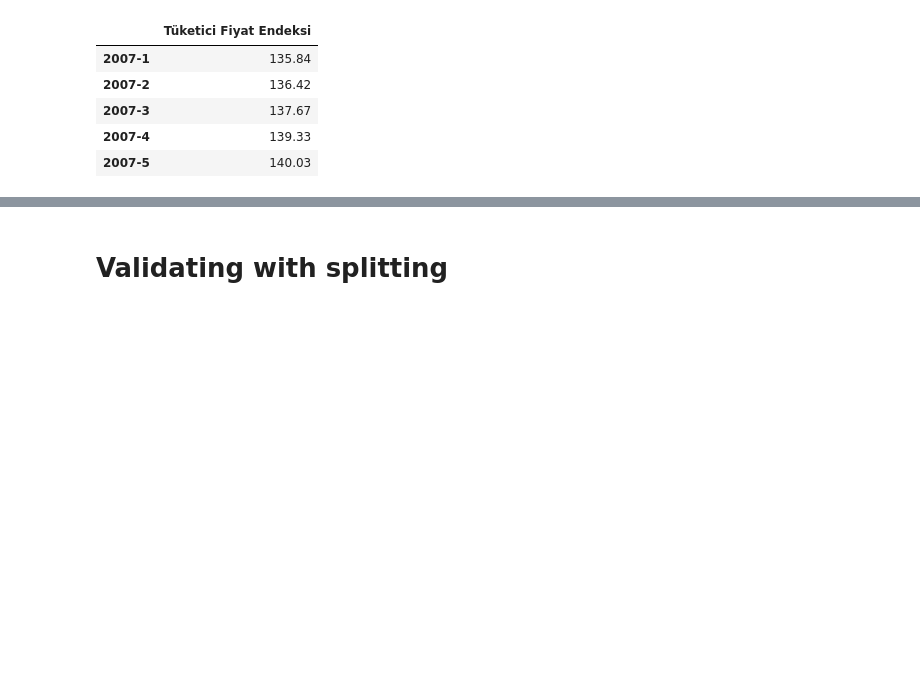
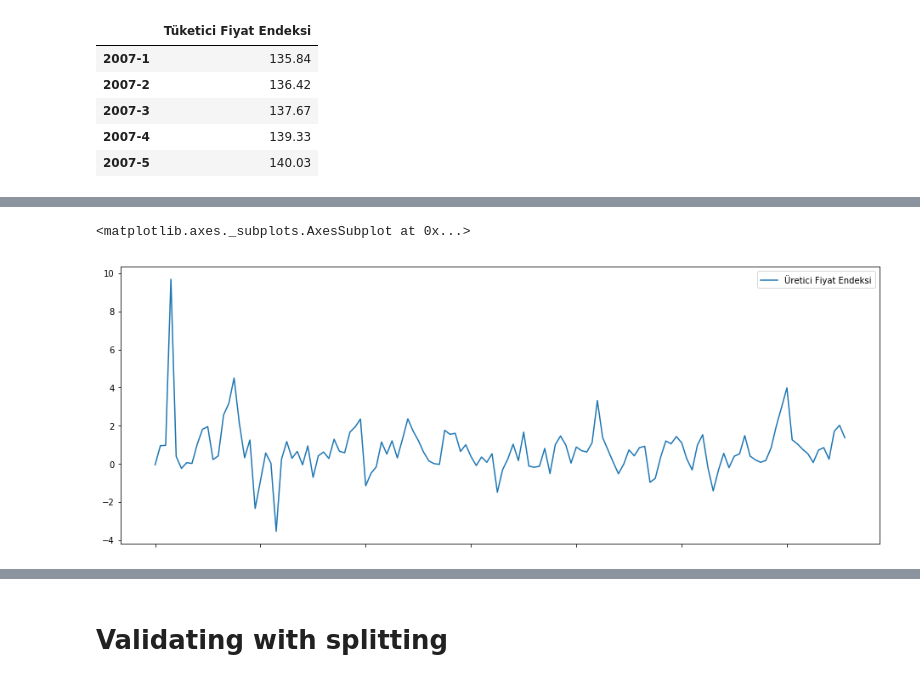
Before and after one commit to beratgumus/ConsumerConfidenceIndexEstimation, a Jupyter notebook: Proje2.ipynb, the cells around one changed output, grey strips where cells are left out. Cells and saved outputs as stored; diff of their text form; code cells hidden in the pictures; blank space fills up the shorter version.

```diff
--- a/Proje2.ipynb
+++ b/Proje2.ipynb
@@ -90,0 +109,6 @@ merged.plot(y="Tüketici Güven Endeksi", kind='line', figsize=[16,6])
+# %%
+#ufe
+merged.plot(y="Üretici Fiyat Endeksi", kind='line', figsize=[16,6])
+# %% [output]
+<matplotlib.axes._subplots.AxesSubplot at 0x...>
+[figure, added]
```
Also changed, not shown: parts of 10 cells of this notebook.
